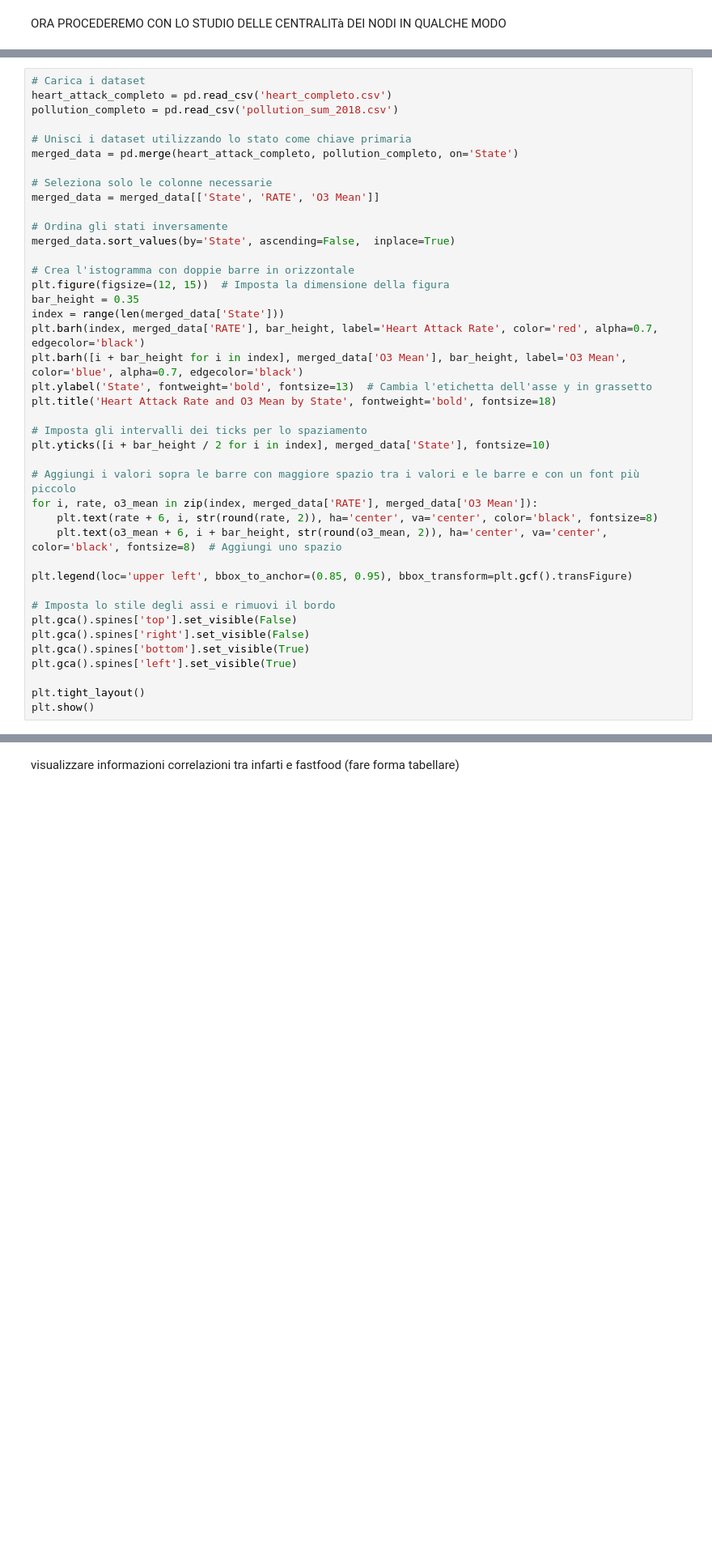
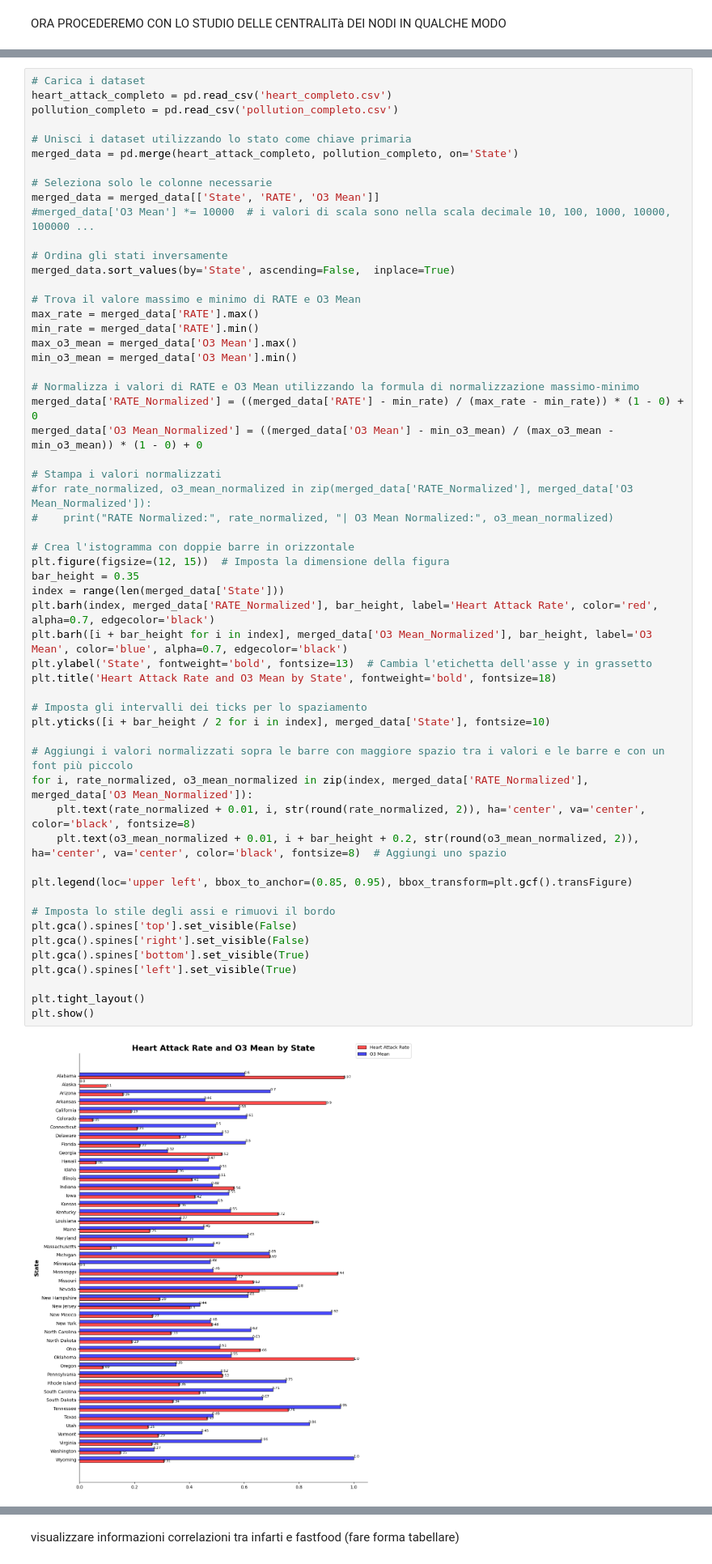
Before and after one commit to riccardospini98/progetto-SNA, a Jupyter notebook: SNA2.ipynb, the cells around one changed output, grey strips where cells are left out. Shown at 81% size. Saved outputs shown, nothing was run; the diff lists cells and outputs as text; blank space fills up the shorter version.

```diff
--- a/SNA2.ipynb
+++ b/SNA2.ipynb
@@ -439,41 +545,58 @@ GRAFICI (ISTOGRAMMA) CORRELAZIONE TOP STATI (ASSE X) BLU O3 E ROSSO HEART ATTACK
 # %%
 # Carica i dataset
 heart_attack_completo = pd.read_csv('heart_completo.csv')
-pollution_completo = pd.read_csv('pollution_sum_2018.csv')
+pollution_completo = pd.read_csv('pollution_completo.csv')
 
 # Unisci i dataset utilizzando lo stato come chiave primaria
 merged_data = pd.merge(heart_attack_completo, pollution_completo, on='State')
 
 # Seleziona solo le colonne necessarie
 merged_data = merged_data[['State', 'RATE', 'O3 Mean']]
+#merged_data['O3 Mean'] *= 10000  # i valori di scala sono nella scala decimale 10, 100, 1000, 10000, 100000 ...
 
 # Ordina gli stati inversamente
 merged_data.sort_values(by='State', ascending=False,  inplace=True)
+
+# Trova il valore massimo e minimo di RATE e O3 Mean
+max_rate = merged_data['RATE'].max()
+min_rate = merged_data['RATE'].min()
+max_o3_mean = merged_data['O3 Mean'].max()
+min_o3_mean = merged_data['O3 Mean'].min()
+
+# Normalizza i valori di RATE e O3 Mean utilizzando la formula di normalizzazione massimo-minimo
+merged_data['RATE_Normalized'] = ((merged_data['RATE'] - min_rate) / (max_rate - min_rate)) * (1 - 0) + 0
+merged_data['O3 Mean_Normalized'] = ((merged_data['O3 Mean'] - min_o3_mean) / (max_o3_mean - min_o3_mean)) * (1 - 0) + 0
+
+# Stampa i valori normalizzati
+#for rate_normalized, o3_mean_normalized in zip(merged_data['RATE_Normalized'], merged_data['O3 Mean_Normalized']):
+#    print("RATE Normalized:", rate_normalized, "| O3 Mean Normalized:", o3_mean_normalized)
 
 # Crea l'istogramma con doppie barre in orizzontale
 plt.figure(figsize=(12, 15))  # Imposta la dimensione della figura
 bar_height = 0.35
 index = range(len(merged_data['State']))
-plt.barh(index, merged_data['RATE'], bar_height, label='Heart Attack Rate', color='red', alpha=0.7, edgecolor='black')
-plt.barh([i + bar_height for i in index], merged_data['O3 Mean'], bar_height, label='O3 Mean', color='blue', alpha=0.7, edgecolor='black')
+plt.barh(index, merged_data['RATE_Normalized'], bar_height, label='Heart Attack Rate', color='red', alpha=0.7, edgecolor='black')
+plt.barh([i + bar_height for i in index], merged_data['O3 Mean_Normalized'], bar_height, label='O3 Mean', color='blue', alpha=0.7, edgecolor='black')
 plt.ylabel('State', fontweight='bold', fontsize=13)  # Cambia l'etichetta dell'asse y in grassetto
 plt.title('Heart Attack Rate and O3 Mean by State', fontweight='bold', fontsize=18)
 
 # Imposta gli intervalli dei ticks per lo spaziamento
 plt.yticks([i + bar_height / 2 for i in index], merged_data['State'], fontsize=10)
 
-# Aggiungi i valori sopra le barre con maggiore spazio tra i valori e le barre e con un font più piccolo
-for i, rate, o3_mean in zip(index, merged_data['RATE'], merged_data['O3 Mean']):
-    plt.text(rate + 6, i, str(round(rate, 2)), ha='center', va='center', color='black', fontsize=8)
-    plt.text(o3_mean + 6, i + bar_height, str(round(o3_mean, 2)), ha='center', va='center', color='black', fontsize=8)  # Aggiungi uno spazio
+# Aggiungi i valori normalizzati sopra le barre con maggiore spazio tra i valori e le barre e con un font più piccolo
+for i, rate_normalized, o3_mean_normalized in zip(index, merged_data['RATE_Normalized'], merged_data['O3 Mean_Normalized']):
+    plt.text(rate_normalized + 0.01, i, str(round(rate_normalized, 2)), ha='center', va='center', color='black', fontsize=8)
+    plt.text(o3_mean_normalized + 0.01, i + bar_height + 0.2, str(round(o3_mean_normalized, 2)), ha='center', va='center', color='black', fontsize=8)  # Aggiungi uno spazio
 
 plt.legend(loc='upper left', bbox_to_anchor=(0.85, 0.95), bbox_transform=plt.gcf().transFigure)
 
 # Imposta lo stile degli assi e rimuovi il bordo
 plt.gca().spines['top'].set_visible(False)
 plt.gca().spines['right'].set_visible(False)
 plt.gca().spines['bottom'].set_visible(True)
 plt.gca().spines['left'].set_visible(True)
 
 plt.tight_layout()
 plt.show()
+# %% [output]
+[figure, added]
```
Also changed, not shown: parts of 18 cells of this notebook.
